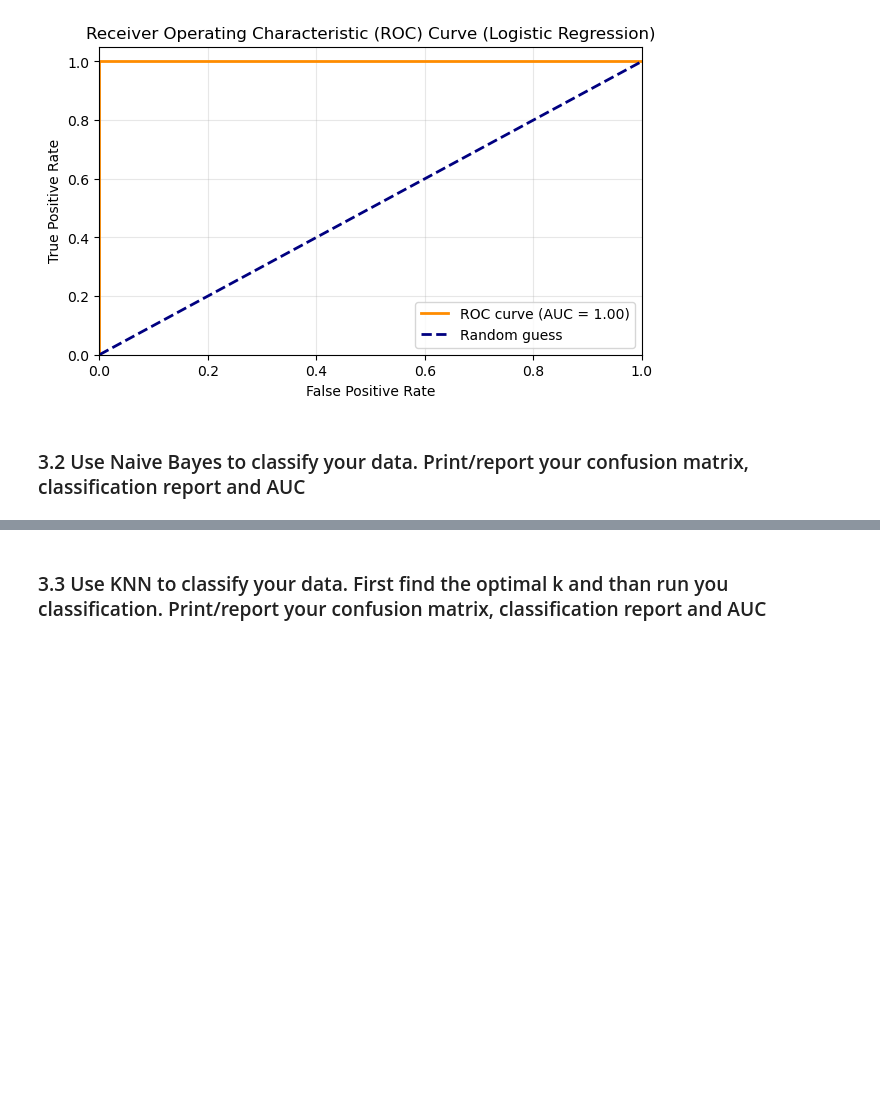
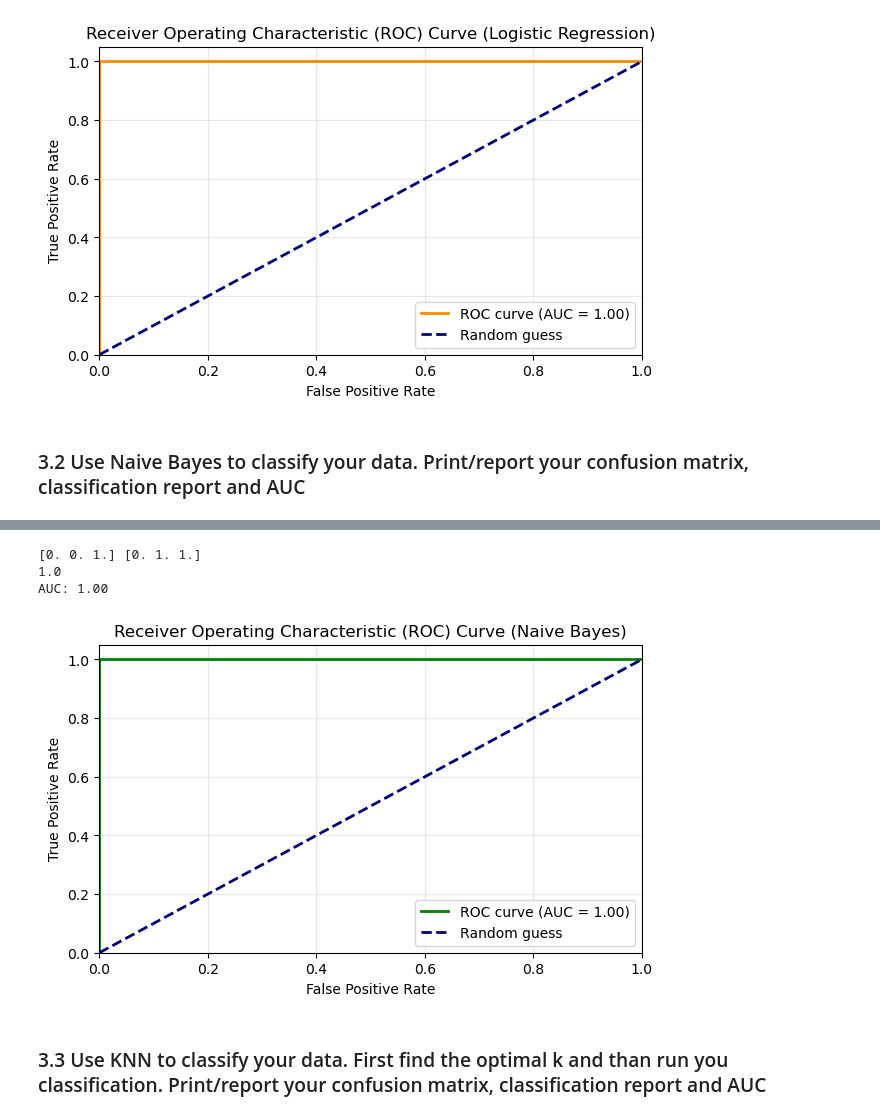
Before and after one commit to buddhathapa12/PrespectiveOnDataScience, a Jupyter notebook: ClassificationAnalysis/E923Q669_CS746_HW5_Classification.ipynb, the cells around one changed output, grey strips where cells are left out. Drawn from its saved outputs; the diff is of its cells as text; code cells hidden in the pictures; blank space fills up the shorter version.

```diff
--- a/ClassificationAnalysis/E923Q669_CS746_HW5_Classification.ipynb
+++ b/ClassificationAnalysis/E923Q669_CS746_HW5_Classification.ipynb
@@ -341,3 +380,27 @@ AUC: 1.00
+# %%
+fpr_nb, tpr_nb, thresholds_nb = roc_curve(y_test, y_pred_nb)
+print(fpr_nb, tpr_nb)
+roc_auc_nb = auc(fpr_nb, tpr_nb)
+print(roc_auc_nb)
+
+# Print and plot
+print(f"AUC: {roc_auc_nb:.2f}")
+plt.figure(figsize=(7, 4))
+plt.plot(fpr_nb, tpr_nb, color='green', lw=2, label=f"ROC curve (AUC = {roc_auc_nb:.2f})")
+plt.plot([0, 1], [0, 1], color='navy', lw=2, linestyle='--', label="Random guess")
+plt.xlim([0.0, 1.0])
+plt.ylim([0.0, 1.05])
+plt.xlabel("False Positive Rate")
+plt.ylabel("True Positive Rate")
+plt.title("Receiver Operating Characteristic (ROC) Curve (Naive Bayes)")
+plt.legend(loc="lower right")
+plt.grid(alpha=0.3)
+plt.show()
+# %% [output]
+[0. 0. 1.] [0. 1. 1.]
+1.0
+AUC: 1.00
+[figure, added]
 # %% [markdown]
 ### 3.3 Use KNN to classify your data. First find the optimal k and than run you classification. Print/report your confusion matrix, classification report and AUC
 # %%
```
Also changed, not shown: parts of 5 cells of this notebook.
